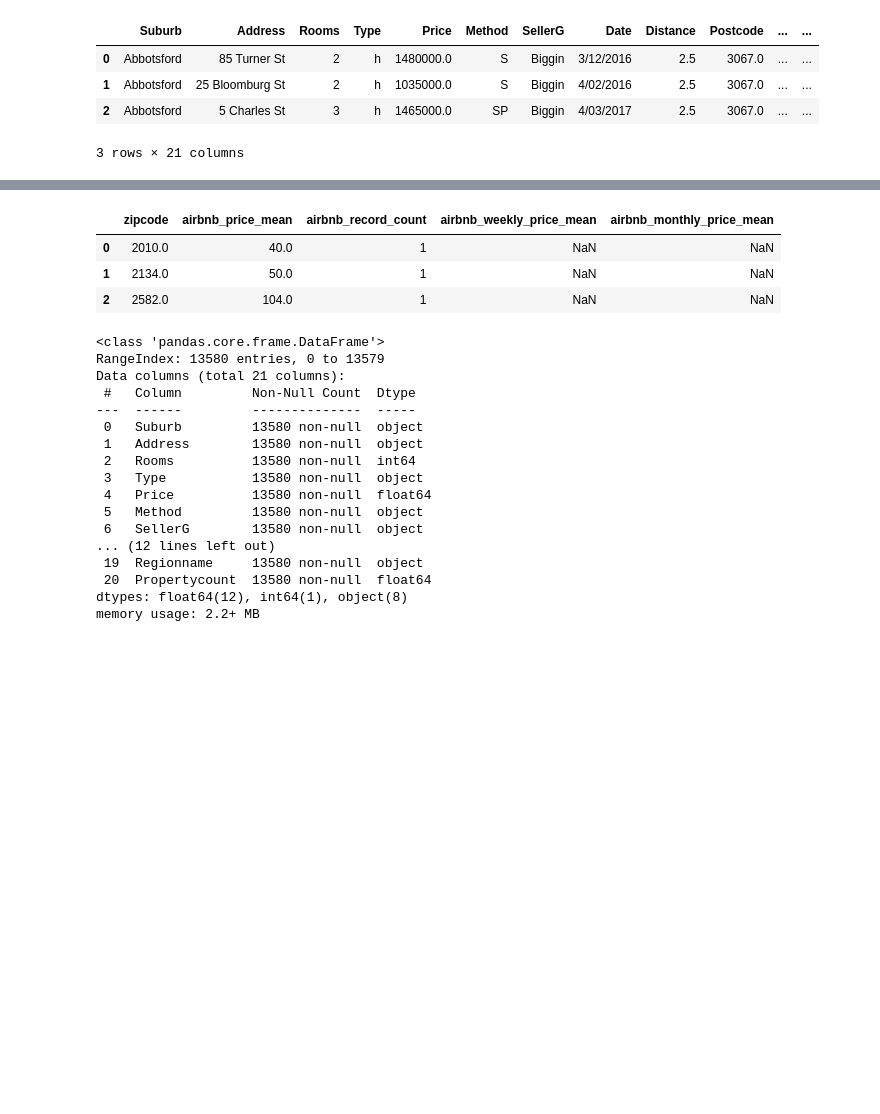
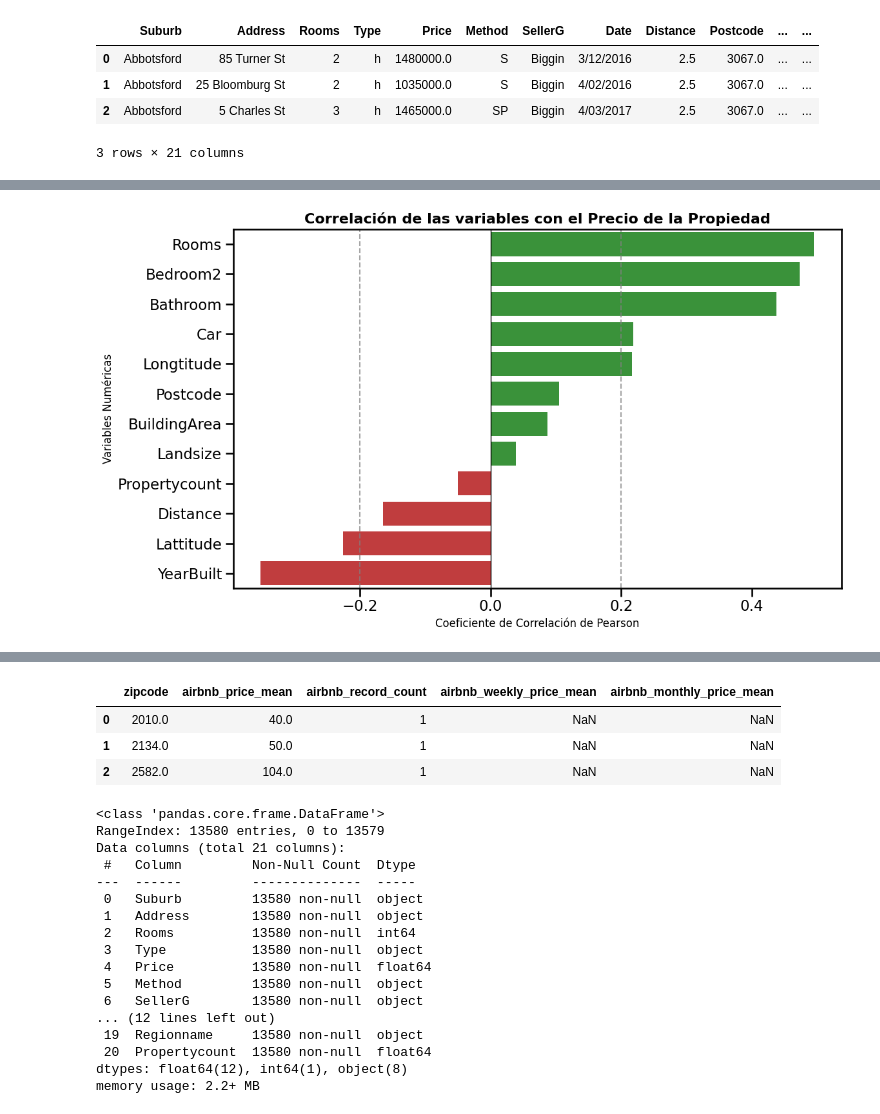
Before and after one commit to sgruyzcki/DiploDatos2026, a Jupyter notebook: Análisis Exploratorio y Curación de Datos/parte 2/ECD_2026_Entregable_parte_2_Grupo_3 Sergio.ipynb, the cells around one changed output, grey strips where cells are left out. Drawn from its saved outputs; the diff is of its cells as text; code cells hidden in the pictures; blank space fills up the shorter version.

```diff
--- a/Análisis Exploratorio y Curación de Datos/parte 2/ECD_2026_Entregable_parte_2_Grupo_3 Sergio.ipynb
+++ b/Análisis Exploratorio y Curación de Datos/parte 2/ECD_2026_Entregable_parte_2_Grupo_3 Sergio.ipynb
@@ -28,7 +28,7 @@ plotly.__version__
 '5.24.1'
 # %%
 melb_df = pd.read_csv(
-    'https://cs.famaf.unc.edu.ar/~mteruel/datasets/diplodatos/melb_data.csv')
+    'https://raw.githubusercontent.com/sgruyzcki/DiploDatos2026/a048c4eb2ab38c35defe789ab056b5e4d2382f43/DataSets/melb_data.csv')
 melb_df[:3]
 # %% [output]
 |  | Suburb | Address | Rooms | Type | Price | Method | SellerG | Date | Distance | Postcode | ... | ... |
@@ -36,3 +36,83 @@ melb_df[:3]
 | 1 | Abbotsford | 25 Bloomburg St | 2 | h | 1035000.0 | S | Biggin | 4/02/2016 | 2.5 | 3067.0 | ... | ... |
 | 2 | Abbotsford | 5 Charles St | 3 | h | 1465000.0 | SP | Biggin | 4/03/2017 | 2.5 | 3067.0 | ... | ... |
 3 rows × 21 columns
+# %%
+import pandas as pd
+import numpy as np
+import matplotlib.pyplot as plt
+import seaborn as sns
+
+# 1. Asegurar que los valores numéricos lo sean
+# Lista de columnas que por naturaleza de este conjunto de datos deberían ser numéricas
+cols_to_numeric = ['Price', 'Rooms', 'Distance', 'Postcode', 'Bathroom',
+                   'Car', 'Landsize', 'BuildingArea', 'YearBuilt', 'Lattitude', 'Longtitude']
+
+# Forzamos la conversión a numérico. Los valores ilegibles se convertirán en NaN (errors='coerce')
+for col in cols_to_numeric:
+    if col in melb_df.columns:
+        melb_df[col] = pd.to_numeric(melb_df[col], errors='coerce')
+
+# Filtramos solo las columnas numéricas para evitar errores en la matriz de correlación
+melb_numeric = melb_df.select_dtypes(include=['number', 'float64', 'int64']).copy()
+
+# Eliminamos filas donde el precio es nulo, ya que no nos sirven para calcular correlación
+melb_numeric = melb_numeric.dropna(subset=['Price'])
+print ("\n melb_numeric datos: \n")
+melb_numeric.info()
+
+
+# 2. Descartar el 1% de valores mayores y el 1% inferior de Price
+q01 = melb_numeric['Price'].quantile(0.01)
+q99 = melb_numeric['Price'].quantile(0.99)
+
+# Filtramos el DataFrame conservando el 98% central de los datos
+melb_filtered = melb_numeric[(melb_numeric['Price'] >= q01) & (melb_numeric['Price'] <= q99)]
+
+print(f"Filas originales con Precio válido: {len(melb_numeric)}")
+print(f"Filas conservadas tras el recorte del 1% en ambos extremos: {len(melb_filtered)}")
+print ("\n melb_filtered datos: \n")
+melb_filtered.info()
+
+# 3. Calcular los coeficientes de correlación
+correlaciones = melb_filtered.corr()
+
+# Aislamos la columna 'Price', quitamos la auto-correlación (Price vs Price = 1) y ordenamos
+corr_con_precio = correlaciones['Price'].drop('Price').sort_values(ascending=False)
+
+# 4. Generar el gráfico de coeficientes
+plt.figure(figsize=(12, 7))
+
+# Asignamos colores: un color para correlación positiva y otro para negativa
+colores = ['#2ca02c' if valor > 0 else '#d62728' for valor in corr_con_precio.values]
+
+sns.barplot(x=corr_con_precio.values, y=corr_con_precio.index, palette=colores)
+
+# Configuración estética del gráfico
+plt.title('Correlación de las variables con el Precio de la Propiedad', fontsize=16, fontweight='bold')
+plt.xlabel('Coeficiente de Correlación de Pearson', fontsize=12)
+plt.ylabel('Variables Numéricas', fontsize=12)
+
+# Línea central en cero
+plt.axvline(x=0, color='black', linestyle='-', linewidth=1)
+
+# Líneas guía de umbral (ej. 0.2 y -0.2) para ayudar a decidir qué descartar
+umbral_visual = 0.2
+plt.axvline(x=umbral_visual, color='gray', linestyle='--', linewidth=1.5, alpha=0.7)
+plt.axvline(x=-umbral_visual, color='gray', linestyle='--', linewidth=1.5, alpha=0.7)
+
+plt.tight_layout()
+plt.show()
+
+# 5. Selección final de columnas
+# Seleccionamos automáticamente aquellas que superan el umbral (ya sea positivo o negativo)
+columnas_seleccionadas = corr_con_precio[abs(corr_con_precio) >= umbral_visual].index.tolist()
+
+# Agregamos 'Price' de vuelta a la lista, ya que es nuestro target
+columnas_seleccionadas.append('Price')
+
+print(f"\nColumnas seleccionadas con correlación absoluta mayor o igual a {umbral_visual}:")
+print(columnas_seleccionadas)
+
+# Si deseas aplicar esta selección al DataFrame original:
+# melb_df_final = melb_df[columnas_seleccionadas]
+# %% [output]
@@ -38,0 +139 @@ melb_df[:3]
+[figure, added]
```
Also changed, not shown: parts of 1 cell of this notebook.
